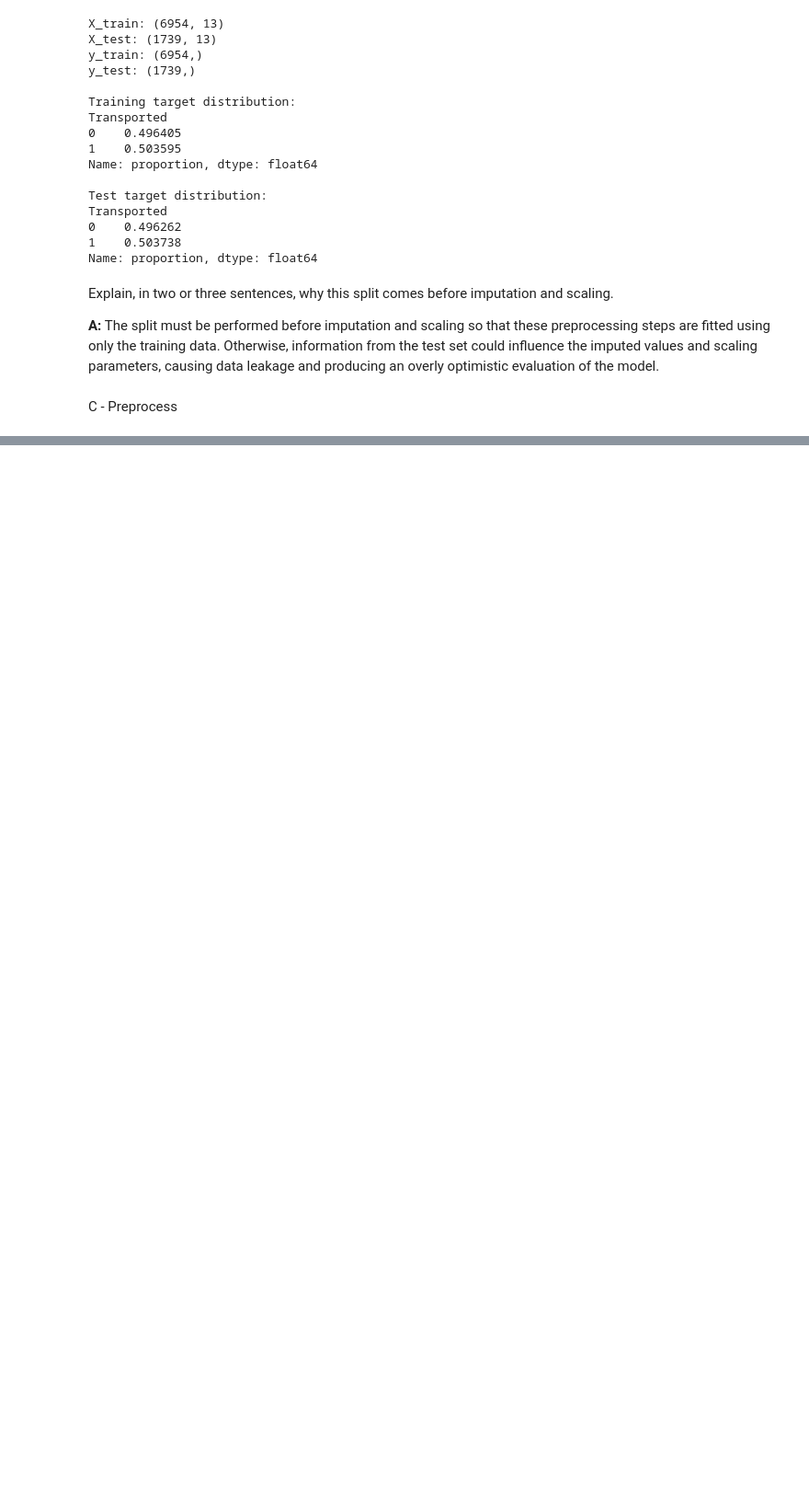
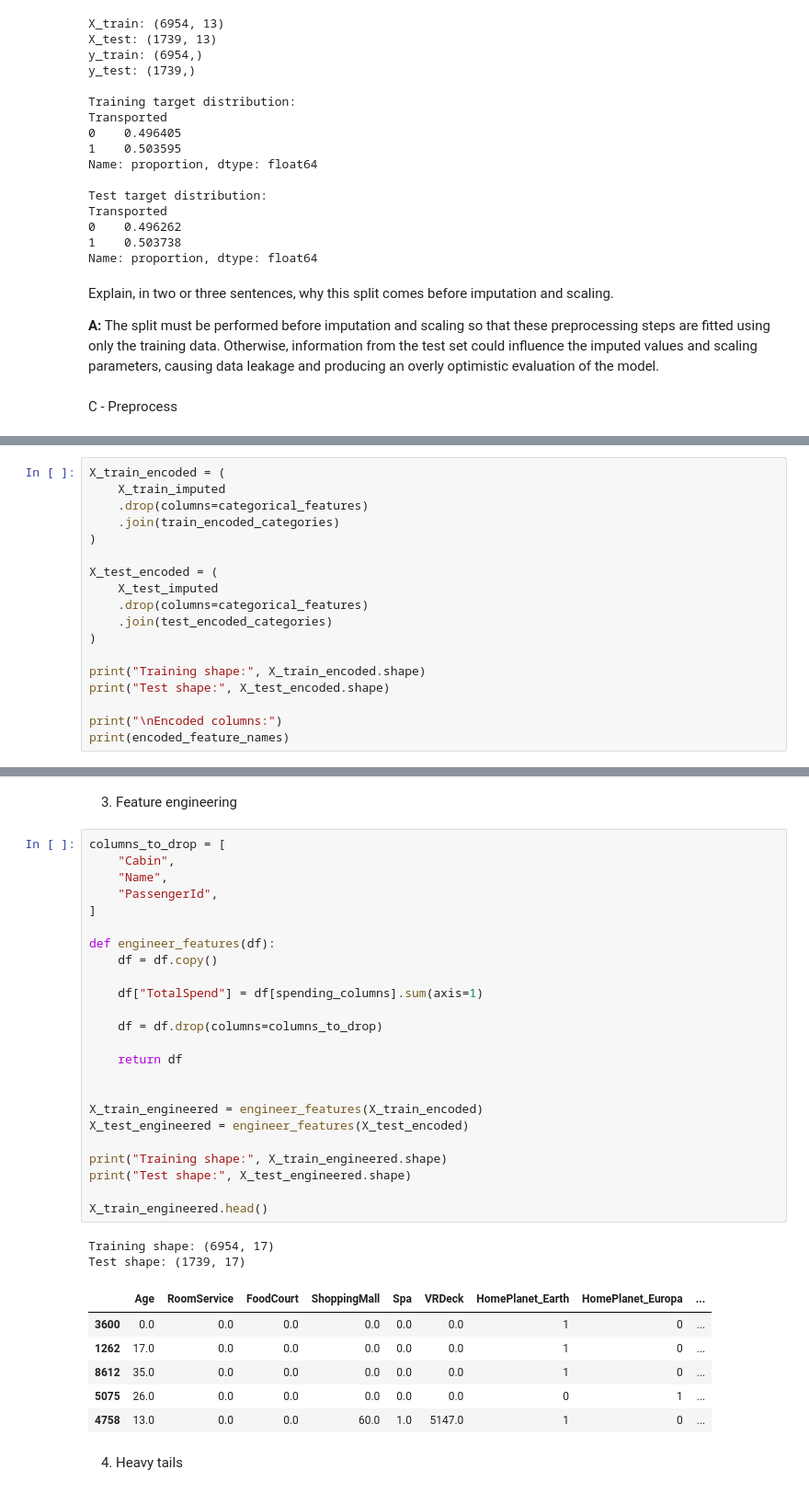
Before and after one commit to giuvallente/neuralNetworks, a Jupyter notebook: exercises/data/exercise3.ipynb, the cells around one changed output, grey strips where cells are left out. Shown at 92% size. Drawn from its saved outputs; the diff is of its cells as text; blank space fills up the shorter version.

```diff
--- a/exercises/data/exercise3.ipynb
+++ b/exercises/data/exercise3.ipynb
@@ -211,0 +323,18 @@ C - Preprocess
+# %%
+X_train_encoded = (
+    X_train_imputed
+    .drop(columns=categorical_features)
+    .join(train_encoded_categories)
+)
+
+X_test_encoded = (
+    X_test_imputed
+    .drop(columns=categorical_features)
+    .join(test_encoded_categories)
+)
+
+print("Training shape:", X_train_encoded.shape)
+print("Test shape:", X_test_encoded.shape)
+
+print("\nEncoded columns:")
+print(encoded_feature_names)
@@ -211,0 +354,37 @@ C - Preprocess
+# %% [markdown]
+3. Feature engineering
+# %%
+columns_to_drop = [
+    "Cabin",
+    "Name",
+    "PassengerId",
+]
+
+def engineer_features(df):
+    df = df.copy()
+
+    df["TotalSpend"] = df[spending_columns].sum(axis=1)
+
+    df = df.drop(columns=columns_to_drop)
+
+    return df
+
+
+X_train_engineered = engineer_features(X_train_encoded)
+X_test_engineered = engineer_features(X_test_encoded)
+
+print("Training shape:", X_train_engineered.shape)
+print("Test shape:", X_test_engineered.shape)
+
+X_train_engineered.head()
+# %% [output]
+Training shape: (6954, 17)
+Test shape: (1739, 17)
+|  | Age | RoomService | FoodCourt | ShoppingMall | Spa | VRDeck | HomePlanet_Earth | HomePlanet_Europa | ... |
+| 3600 | 0.0 | 0.0 | 0.0 | 0.0 | 0.0 | 0.0 | 1 | 0 | ... |
+| 1262 | 17.0 | 0.0 | 0.0 | 0.0 | 0.0 | 0.0 | 1 | 0 | ... |
+| 8612 | 35.0 | 0.0 | 0.0 | 0.0 | 0.0 | 0.0 | 1 | 0 | ... |
+| 5075 | 26.0 | 0.0 | 0.0 | 0.0 | 0.0 | 0.0 | 0 | 1 | ... |
+| 4758 | 13.0 | 0.0 | 0.0 | 60.0 | 1.0 | 5147.0 | 1 | 0 | ... |
+# %% [markdown]
+4. Heavy tails
```
Also changed, not shown: parts of 20 cells of this notebook, 4 other files.
